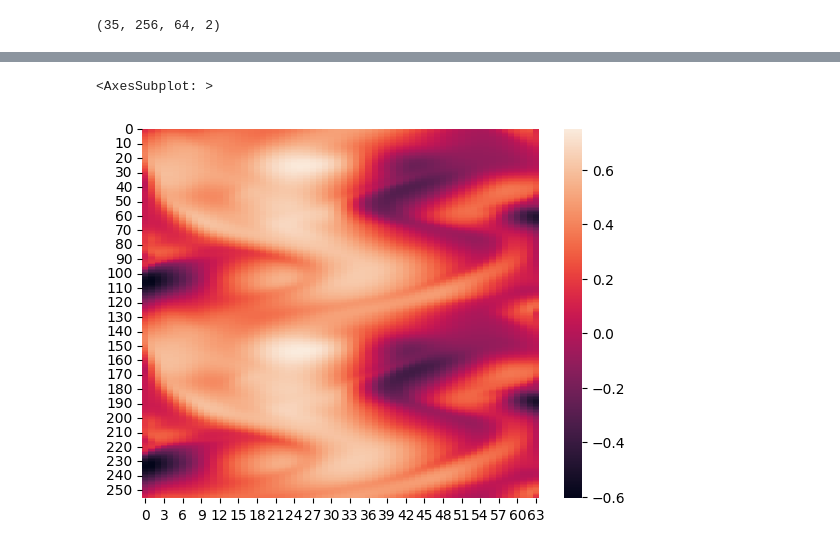
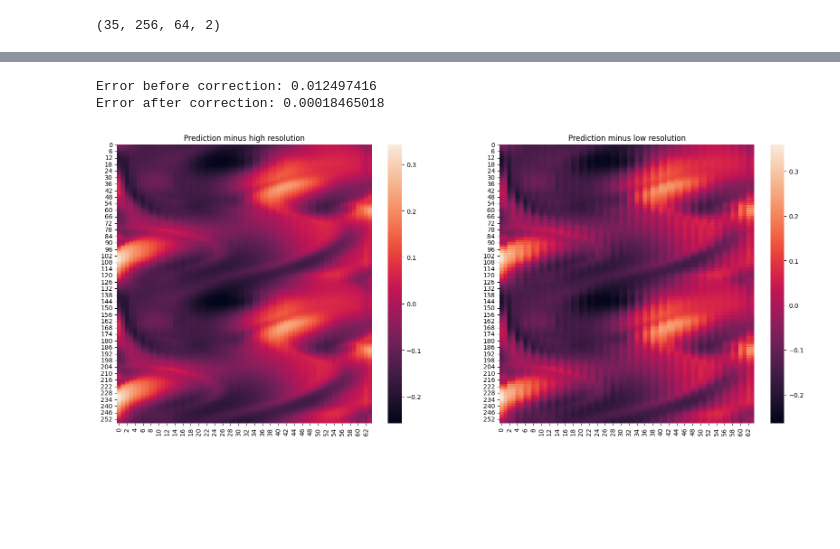
Before and after one commit to diegodelc/jax-cfd, a Jupyter notebook: notebooks/hybrid_model/first_superresolution.ipynb, the cells around one changed output, grey strips where cells are left out. Drawn from its saved outputs; the diff is of its cells as text; code cells hidden in the pictures; blank space fills up the shorter version.

```diff
--- a/notebooks/hybrid_model/first_superresolution.ipynb
+++ b/notebooks/hybrid_model/first_superresolution.ipynb
@@ -381,8 +344,21 @@ axs[2].title.set_text("Superresolution")
-# %%
-seaborn.heatmap(data.u[0,-1,:,:])
-# %% [output]
-<AxesSubplot: >
-[figure, removed]
+# %%
+print("Error before correction: " + str(mse(pred[:,:,vel],Y_test[num,:,:,vel])))
+print("Error after correction: " + str(mse(X_test[num,:,:,vel],Y_test[num,:,:,vel])))
+# %% [output]
+Error before correction: 0.012497416
+Error after correction: 0.00018465018
+# %%
+# I think these are called residuals (?)
+fig, axs = plt.subplots(1,2, facecolor='w', edgecolor='k',figsize=(20,8))
+# fig.subplots_adjust(hspace = .5, wspace=.1)
+axs = axs.ravel()
+
+im = seaborn.heatmap(pred[:,:,vel]-Y_test[num,:,:,vel],ax = axs[0])
+axs[0].title.set_text("Prediction minus high resolution")
+im = seaborn.heatmap(pred[:,:,vel]-X_test[num,:,:,vel],ax = axs[1])
+axs[1].title.set_text("Prediction minus low resolution")
+# %% [output]
+[figure, added]
 # %%
 # # train_utils.loss_and_gradient
 # train_utils.train_step(
```
Also changed, not shown: parts of 16 cells of this notebook.
